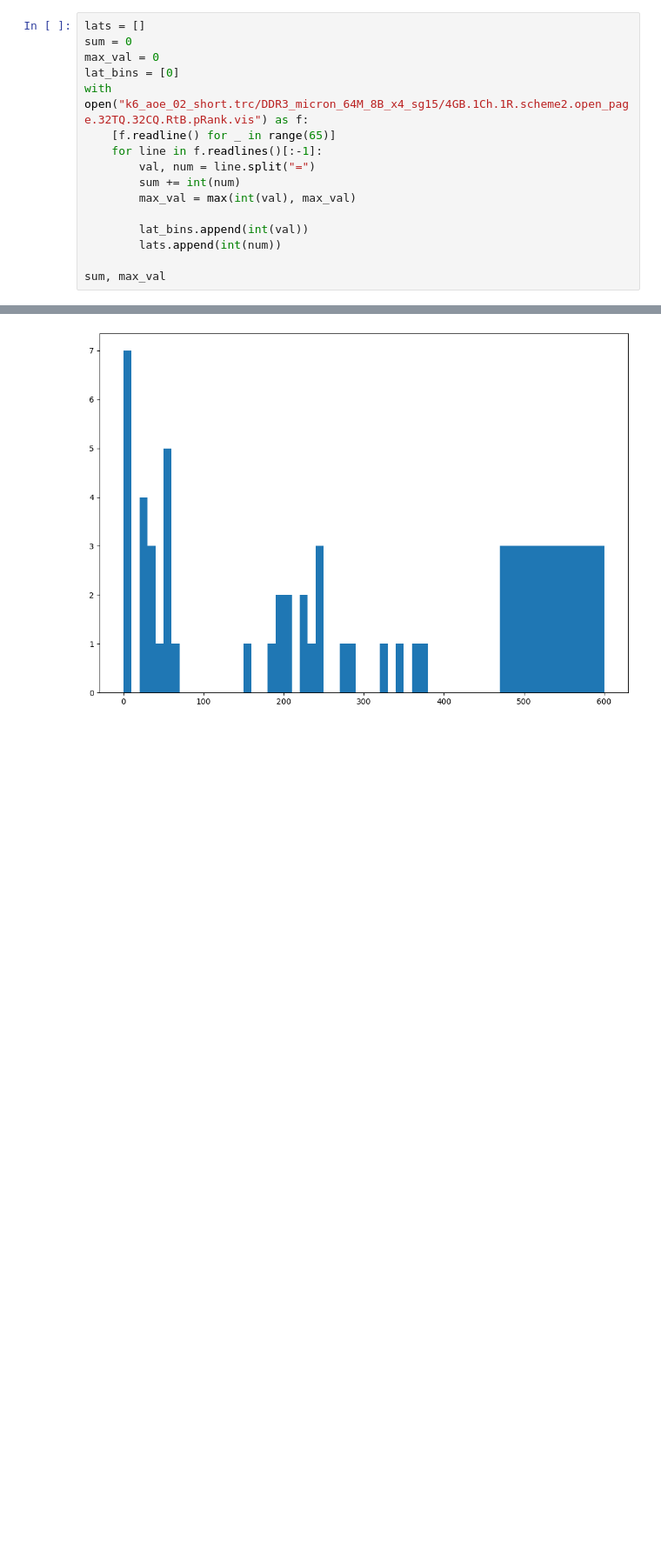
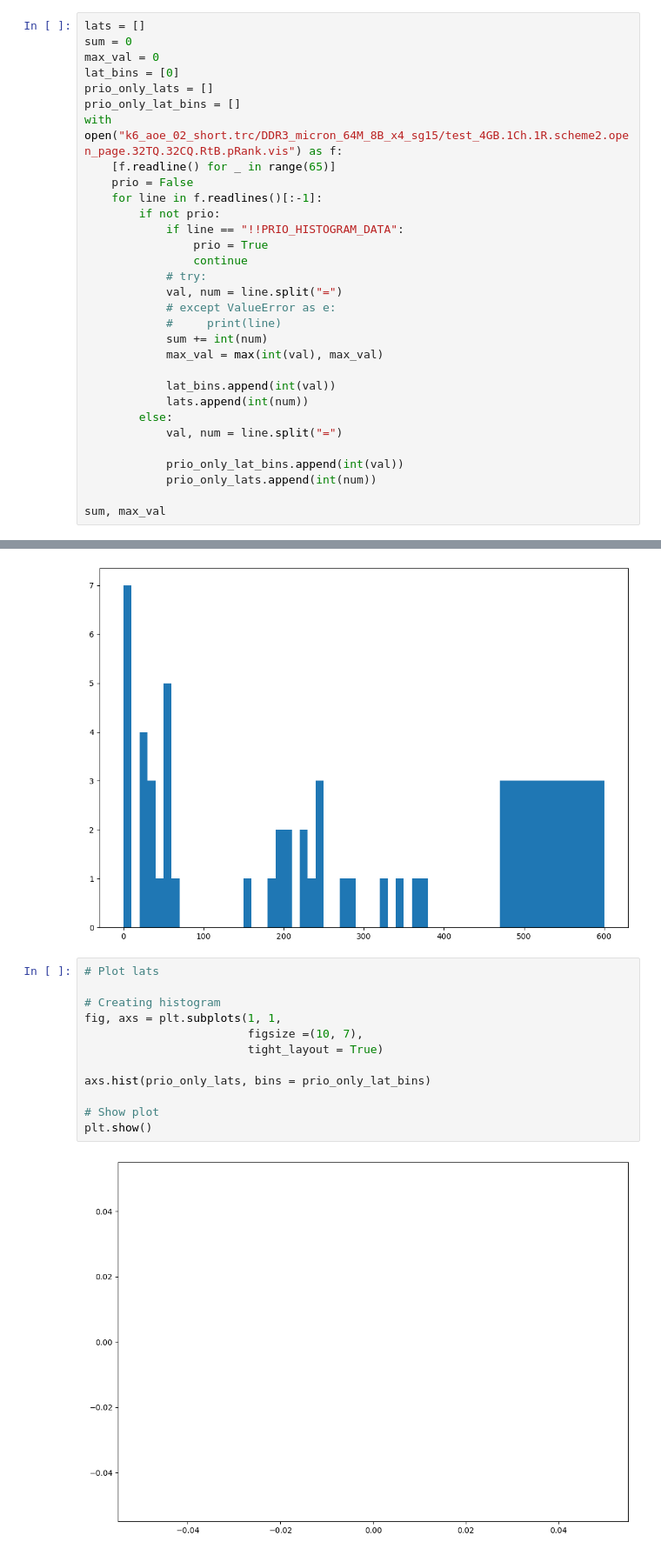
Before and after one commit to albertycho/DRAMSim2, a Jupyter notebook: results/plot_lats.ipynb, the cells around one changed output, grey strips where cells are left out. Shown: that part at 87% size. Drawn from its saved outputs; the diff is of its cells as text; blank space fills up the shorter version.

Commit message:
Add prio only histogram

```diff
--- a/results/plot_lats.ipynb
+++ b/results/plot_lats.ipynb
@@ -6,15 +6,30 @@ lats = []
 sum = 0
 max_val = 0
 lat_bins = [0]
-with open("k6_aoe_02_short.trc/DDR3_micron_64M_8B_x4_sg15/4GB.1Ch.1R.scheme2.open_page.32TQ.32CQ.RtB.pRank.vis") as f:
+prio_only_lats = []
+prio_only_lat_bins = []
+with open("k6_aoe_02_short.trc/DDR3_micron_64M_8B_x4_sg15/test_4GB.1Ch.1R.scheme2.open_page.32TQ.32CQ.RtB.pRank.vis") as f:
     [f.readline() for _ in range(65)]
+    prio = False
     for line in f.readlines()[:-1]:
-        val, num = line.split("=")
-        sum += int(num)
-        max_val = max(int(val), max_val)
+        if not prio:
+            if line == "!!PRIO_HISTOGRAM_DATA":
+                prio = True
+                continue
+            # try:
+            val, num = line.split("=")
+            # except ValueError as e:
+            #     print(line)
+            sum += int(num)
+            max_val = max(int(val), max_val)
 
-        lat_bins.append(int(val))
-        lats.append(int(num))
+            lat_bins.append(int(val))
+            lats.append(int(num))
+        else:
+            val, num = line.split("=")
+
+            prio_only_lat_bins.append(int(val))
+            prio_only_lats.append(int(num))
 
 sum, max_val
 # %% [output]
@@ -33,6 +49,20 @@ axs.hist(lats, bins = lat_bins)
 plt.show()
 # %% [output]
 [figure]
+# %%
+# Plot lats
+
+# Creating histogram
+fig, axs = plt.subplots(1, 1,
+                        figsize =(10, 7),
+                        tight_layout = True)
+
+axs.hist(prio_only_lats, bins = prio_only_lat_bins)
+
+# Show plot
+plt.show()
+# %% [output]
+[figure, added]
 # %%
 prio_lats = []
 sum = 0
```
Also changed, not shown: parts of 1 cell of this notebook, 2 other files.
